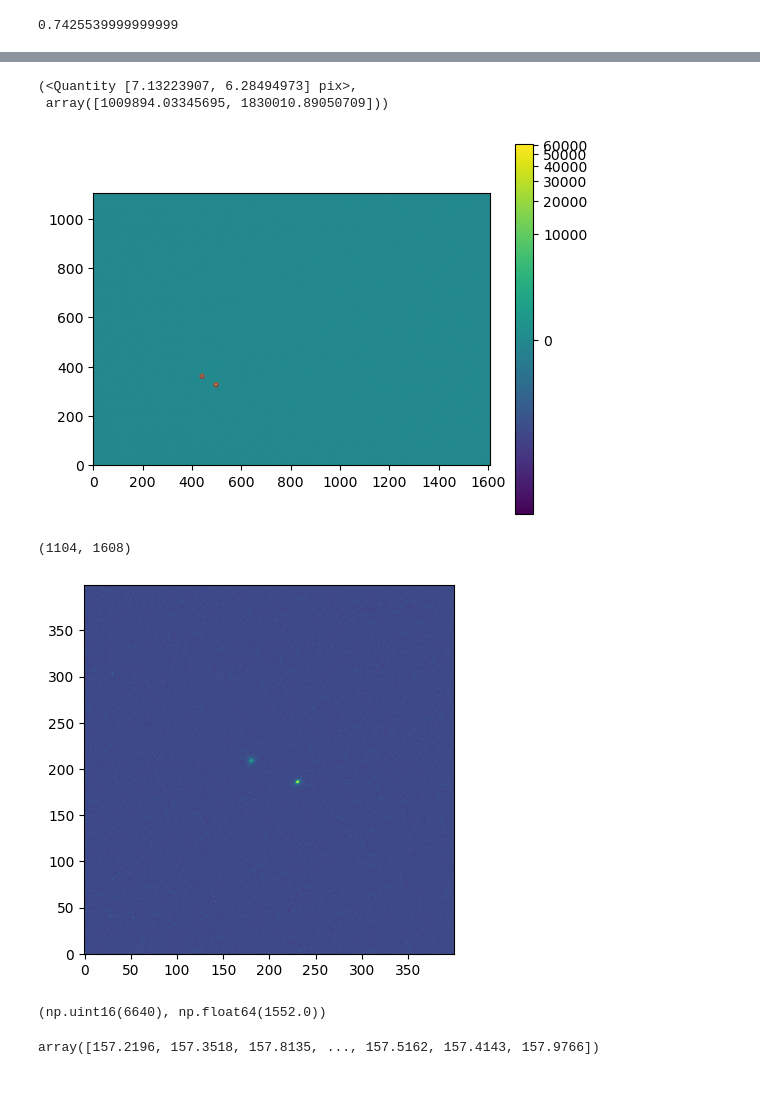
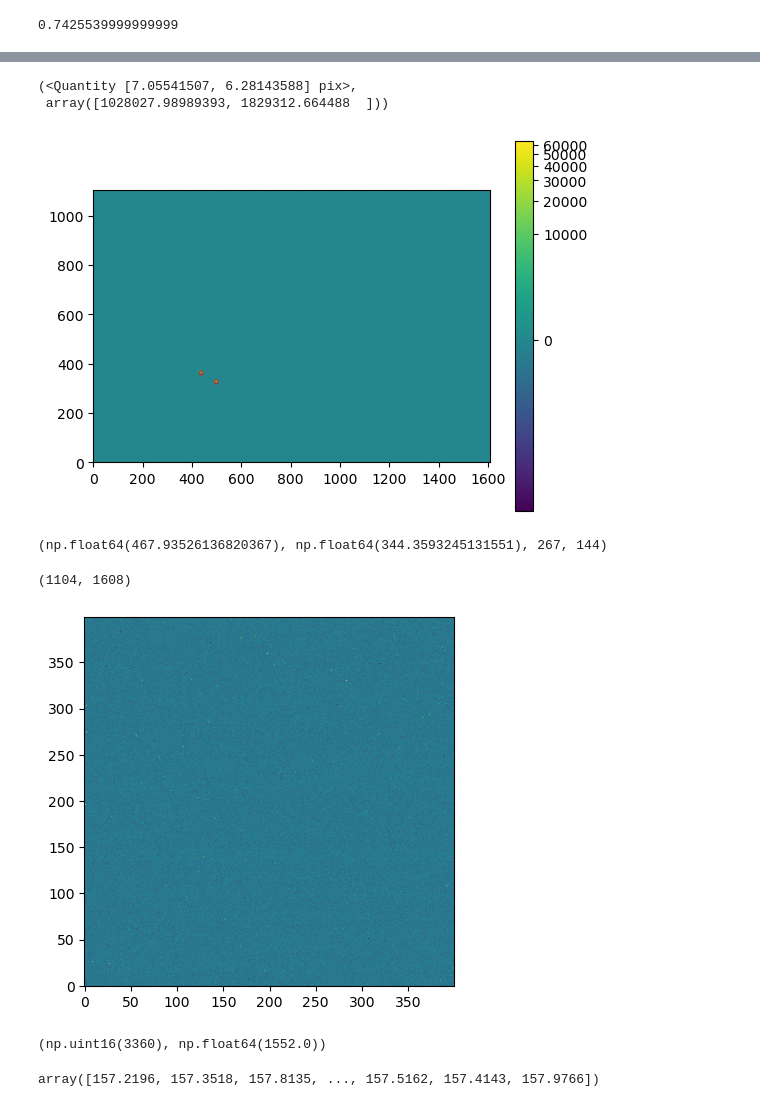
Before and after one commit to tepickering/timdimm_tng, a Jupyter notebook: notebooks/dimm_dev.ipynb, the cells around one changed output, grey strips where cells are left out. Cells and saved outputs as stored; diff of their text form; code cells hidden in the pictures.

```diff
--- a/notebooks/dimm_dev.ipynb
+++ b/notebooks/dimm_dev.ipynb
@@ -94,7 +94,7 @@ testfile = Path.home() / "find_boxes.ser"
 testfile = Path.home() / "SAAO/bad4.ser"
 testfile = Path.home() / "MMT/fassdimm_data/20241025/bad1.ser"
 testfile = Path.home() / "MMT/fassdimm_data/bad_dec.ser"
-testfile = Path.home() / "MMT/fassdimm_data/bad_20241213.ser"
+testfile = Path.home() / "bad_20250217.ser"
 
 #testfile = Path.home() / "SAAO/seeing_2024-04-30T04:30+02:00.ser"
 #testfile = Path.home() / "SAAO/seeing_2024-05-05T01:57+02:00.ser"
@@ -112,28 +112,35 @@ results["seeing"], results['N_bad']
 # %%
 aperture_data = load_ser_file(Path.home() / "find_boxes.ser")
 aperture_image = np.mean(aperture_data['data'], axis=0)
-aps = find_apertures(aperture_data['data'][5], threshold=35, brightest=2, plot=True)
+aps = find_apertures(aperture_data['data'][1], threshold=35, brightest=2, plot=True)
 ap_stats = ApertureStats(aperture_image, aps[0])
 centroids = ap_stats.centroid
 ap_stats.fwhm, ap_stats.sum
 # %% [output]
-(<Quantity [7.13223907, 6.28494973] pix>,
- array([1009894.03345695, 1830010.89050709]))
+(<Quantity [7.05541507, 6.28143588] pix>,
+ array([1028027.98989393, 1829312.664488  ]))
-[figure, old version]
+[figure, new version]
+# %%
+x, y = np.mean(ap_stats.centroid, axis=0)
+left = max(0, int(x - 200))
+top = max(0, int(y - 200))
+x, y, left, top
+# %% [output]
+(np.float64(467.93526136820367), np.float64(344.3593245131551), 267, 144)
 # %%
 aperture_data['data'][0].shape
 # %% [output]
 (1104, 1608)
 # %%
 fig, ax = plt.subplots()
-idx = 1000
+idx = 10
 #ax.imshow(np.mean(d["data"][1005:1006], axis=0), origin="lower")
 ax.imshow(d["data"][idx], origin="lower")
 plt.show()
 d["data"][idx].max(), np.median(d["data"][idx])
 # %% [output]
-[figure, old version]
+[figure, new version]
-(np.uint16(6640), np.float64(1552.0))
+(np.uint16(3360), np.float64(1552.0))
 # %%
 np.mean(d["data"], axis=(1,2))
 # %% [output]
```
Also changed, not shown: parts of 1 cell of this notebook, 2 other files.
